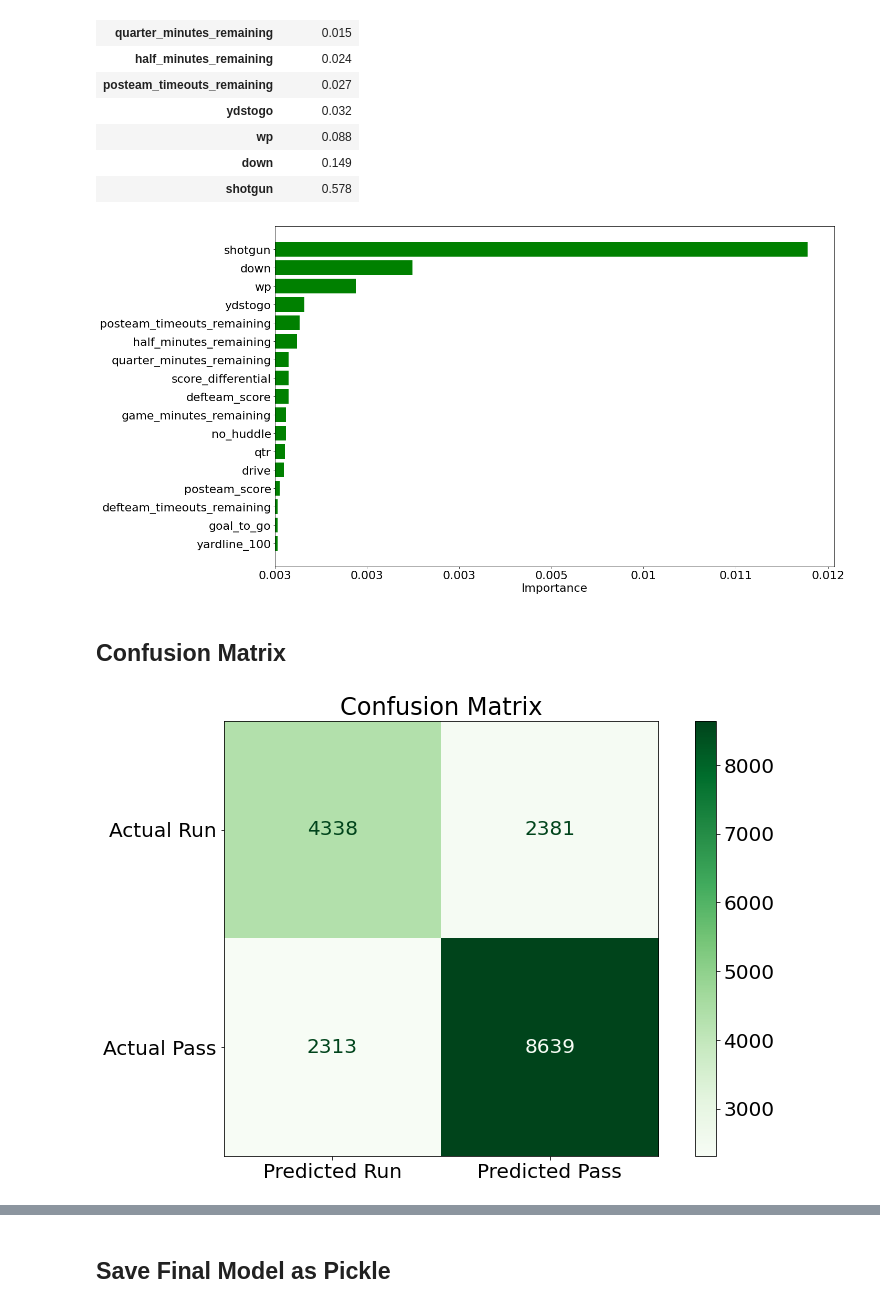
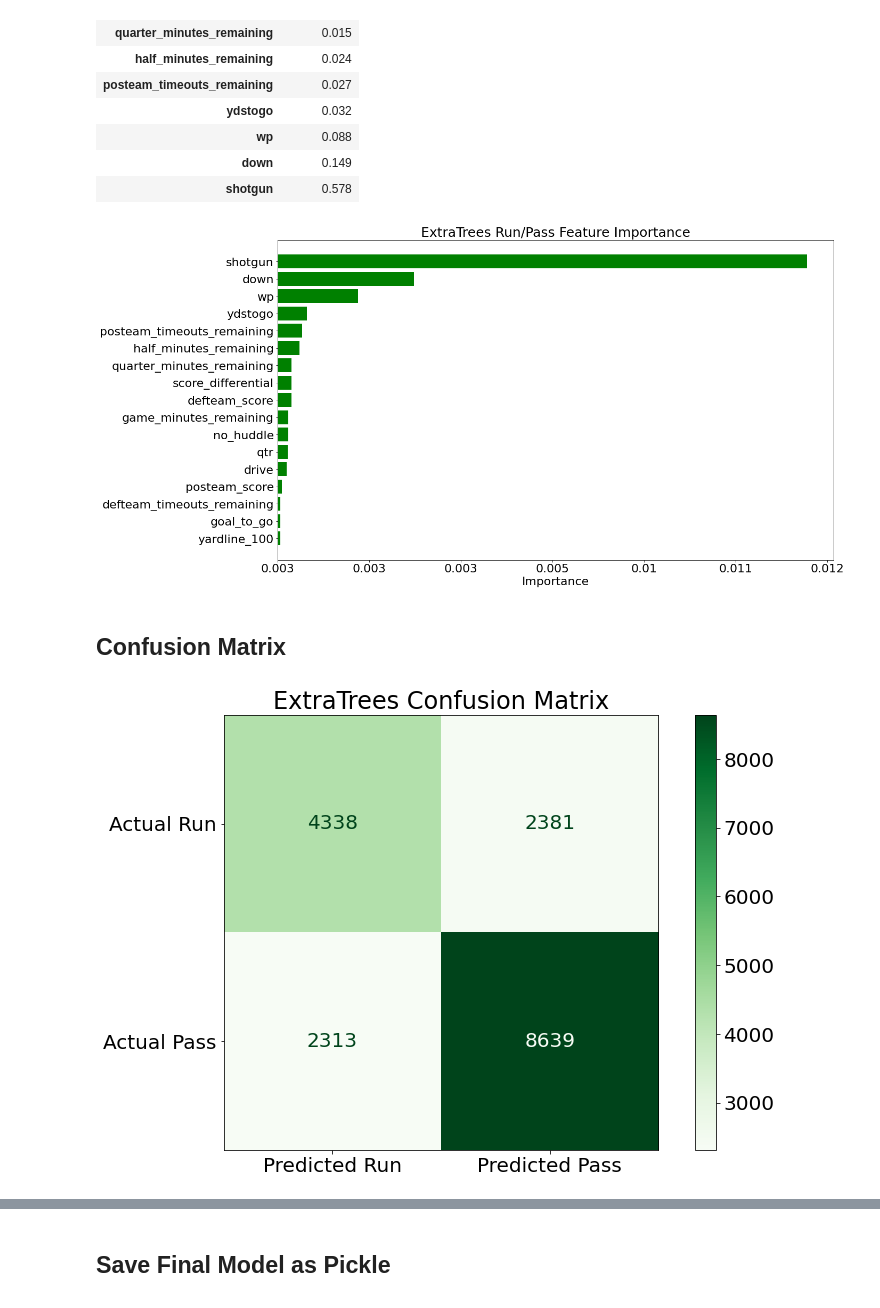
Before and after one commit to JJHick95/NFL-Play-Predictor, a Jupyter notebook: reports/Capstone_Final_Notebook.ipynb, the cells around one changed output, grey strips where cells are left out. Drawn from its saved outputs; the diff is of its cells as text; code cells hidden in the pictures.

```diff
--- a/reports/Capstone_Final_Notebook.ipynb
+++ b/reports/Capstone_Final_Notebook.ipynb
@@ -1288,17 +1300,18 @@ feat_imp_df
 # %%
 # the features that were most important to the model
 
 fig,ax = plt.subplots(figsize=(20,10))
 plt.barh(feat_imp_df.index, feat_imp_df.Importance, color='g')
-# plt.title('Run/Pass Feature Importance', fontsize=25)
+plt.title('ExtraTrees Run/Pass Feature Importance', fontsize=25)
 plt.xlabel('Importance', fontsize=22)
 ax.set_yticklabels(feat_imp_df.index, fontsize=22)
 ax.set_xticklabels(feat_imp_df.Importance, fontsize=22)
 plt.tight_layout()
 
+plt.savefig('feat_imp.jpg',dpi=400)
 plt.show()
 # %% [output]
-[figure, old version]
+[figure, new version]
 # %% [markdown]
 ## Confusion Matrix
 # %%
@@ -1306,7 +1319,7 @@ fig, axes = plt.subplots(figsize=(13,8))
 
 plot_confusion_matrix(best_et_pipeline, X_test, y_test, ax=axes, cmap='Greens')
 
-axes.set_title('Confusion Matrix')
+axes.set_title('ExtraTrees Confusion Matrix')
 axes.xaxis.set_ticklabels(['Predicted Run', 'Predicted Pass']);
 axes.yaxis.set_ticklabels(['Actual Run', 'Actual Pass']);
 axes.set_xlabel('')
@@ -1314,6 +1327,7 @@ axes.set_ylabel('')
 
 plt.rc('font', size=20)
 
+plt.savefig('cm.jpg',dpi=400)
 plt.show()
 # %% [output]
-[figure, old version]
+[figure, new version]
```
Also changed, not shown: parts of 19 cells of this notebook, 19 other files.
